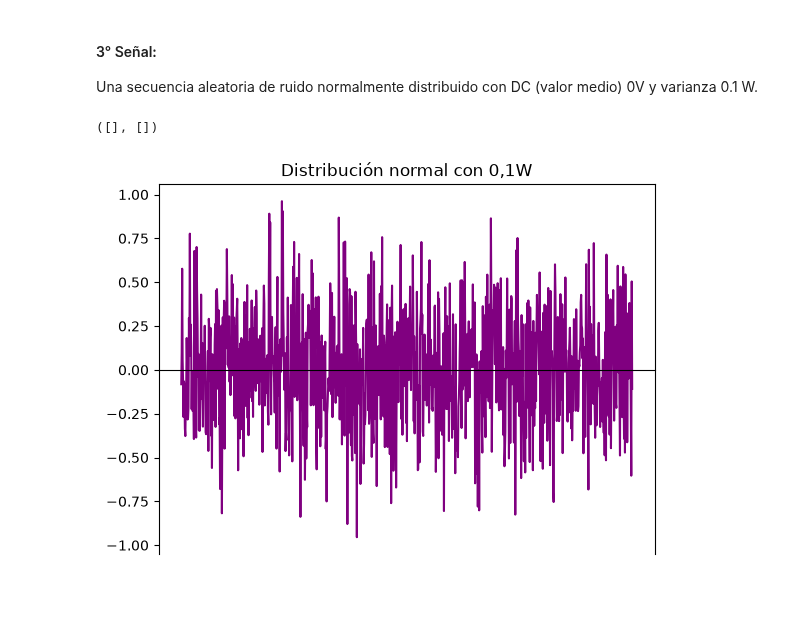
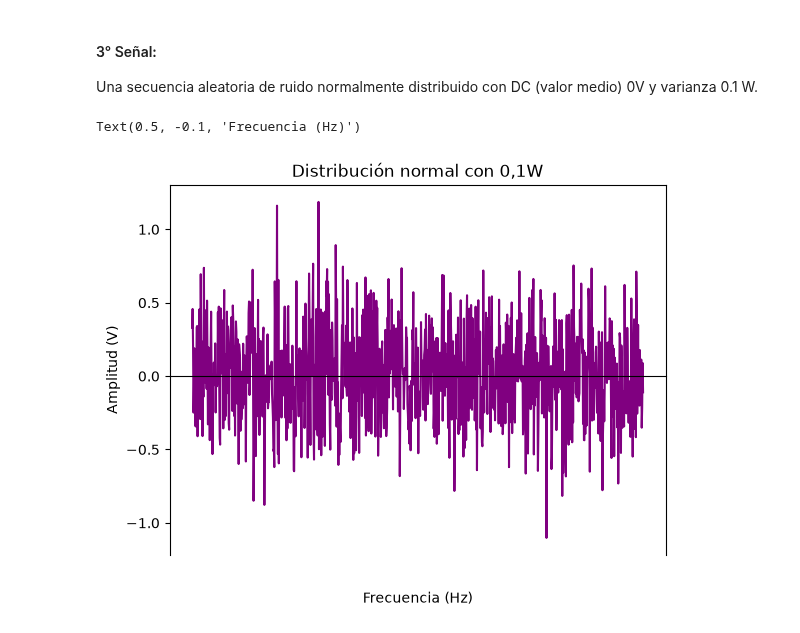
Before and after one commit to SofiaMakkos/TS0_MAKKOS, a Jupyter notebook: TS1/TS1_MAKKOS.ipynb, the cells around one changed output. Saved outputs shown, nothing was run; the diff lists cells and outputs as text; code cells hidden in the pictures; blank space fills up the shorter version.

```diff
--- a/TS1/TS1_MAKKOS.ipynb
+++ b/TS1/TS1_MAKKOS.ipynb
@@ -117,14 +168,16 @@ Una secuencia aleatoria de ruido normalmente distribuido con DC (valor medio) 0V
 # %%
 tt=np.arange(N)
 fs=1000
 norm=np.random.normal(scale=np.sqrt(0.1),size=len(tt))
-pnorm=np.var(norm)
 
 plt.figure(5)
 plt.plot(tt, norm, color="purple")
 plt.title("Distribución normal con 0,1W")
 plt.gca().spines['bottom'].set_position('zero')
+plt.gca().xaxis.set_label_coords(0.5, -0.1)
 plt.xticks([], [])
+plt.ylabel("Amplitud (V)")
+plt.xlabel("Frecuencia (Hz)")
 # %% [output]
-([], [])
+Text(0.5, -0.1, 'Frecuencia (Hz)')
-[figure, old version]
+[figure, new version]
```
Also changed, not shown: parts of 47 cells of this notebook, 1 other file.
